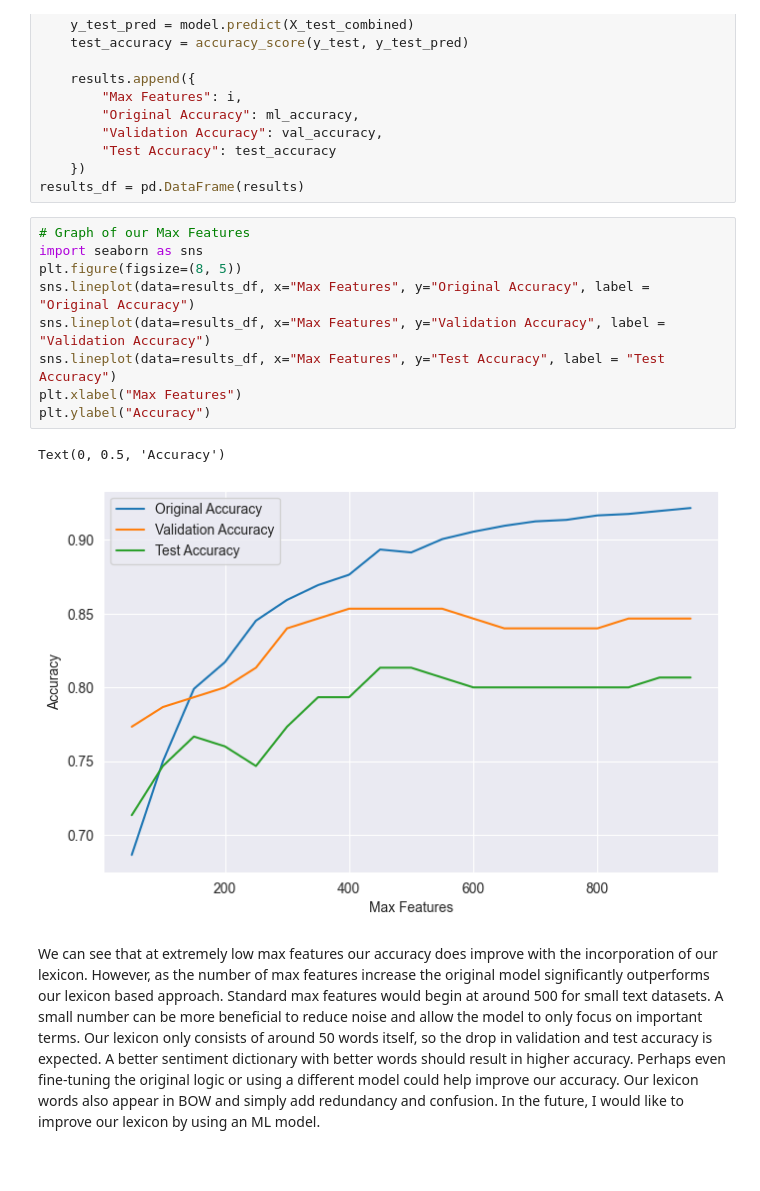
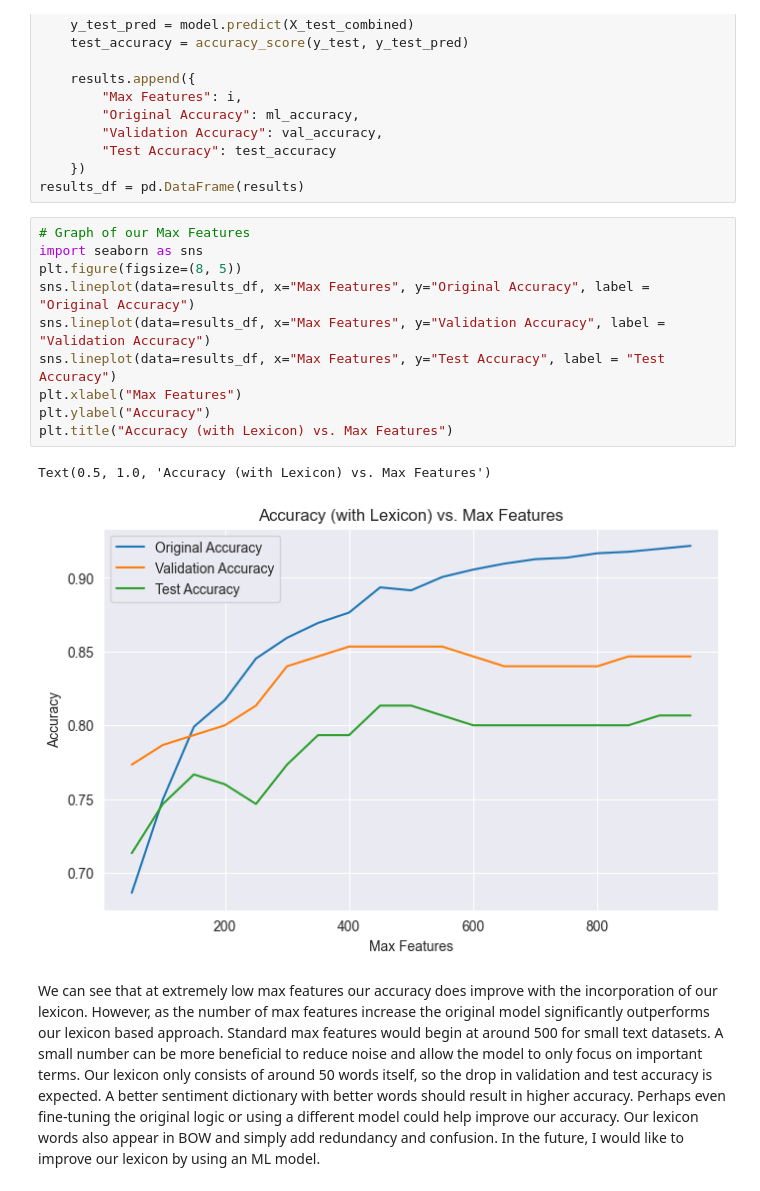
Before and after one commit to Thomas-Kulch/text_data_toolkit, a Jupyter notebook: eda/EDA_Restaurant_Reviews.ipynb, the cells around one changed output. Saved outputs shown, nothing was run; the diff lists cells and outputs as text; blank space fills up the shorter version.

```diff
--- a/eda/EDA_Restaurant_Reviews.ipynb
+++ b/eda/EDA_Restaurant_Reviews.ipynb
@@ -561,14 +561,15 @@ results_df = pd.DataFrame(results)
 # %%
 # Graph of our Max Features
 import seaborn as sns
 plt.figure(figsize=(8, 5))
 sns.lineplot(data=results_df, x="Max Features", y="Original Accuracy", label = "Original Accuracy")
 sns.lineplot(data=results_df, x="Max Features", y="Validation Accuracy", label = "Validation Accuracy")
 sns.lineplot(data=results_df, x="Max Features", y="Test Accuracy", label = "Test Accuracy")
 plt.xlabel("Max Features")
 plt.ylabel("Accuracy")
+plt.title("Accuracy (with Lexicon) vs. Max Features")
 # %% [output]
-Text(0, 0.5, 'Accuracy')
+Text(0.5, 1.0, 'Accuracy (with Lexicon) vs. Max Features')
-[figure, old version]
+[figure, new version]
 # %% [markdown]
 We can see that at extremely low max features our accuracy does improve with the incorporation of our lexicon. However, as the number of max features increase the original model significantly outperforms our lexicon based approach. Standard max features would begin at around 500 for small text datasets. A small number can be more beneficial to reduce noise and allow the model to only focus on important terms. Our lexicon only consists of around 50 words itself, so the drop in validation and test accuracy is expected. A better sentiment dictionary with better words should result in higher accuracy. Perhaps even fine-tuning the original logic or using a different model could help improve our accuracy. Our lexicon words also appear in BOW and simply add redundancy and confusion. In the future, I would like to improve our lexicon by using an ML model.
```
Also changed, not shown: parts of 3 cells of this notebook, 3 other files.
